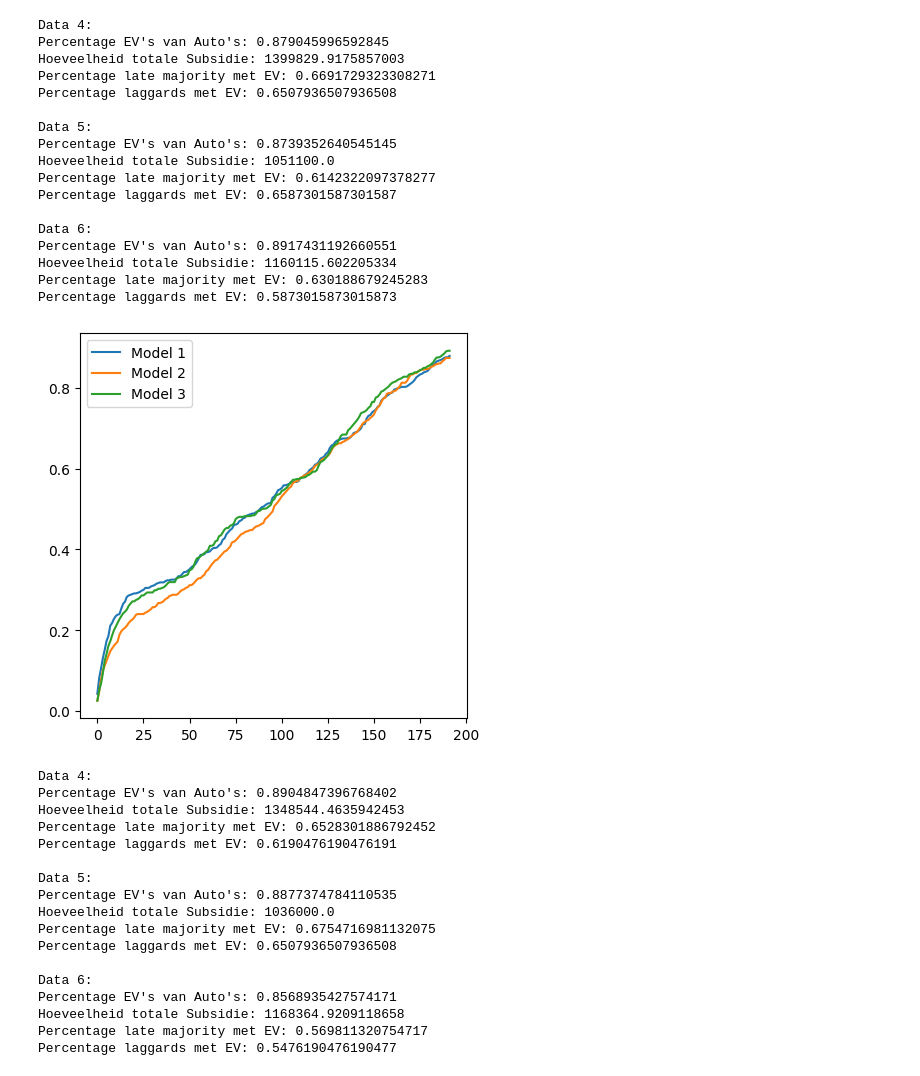
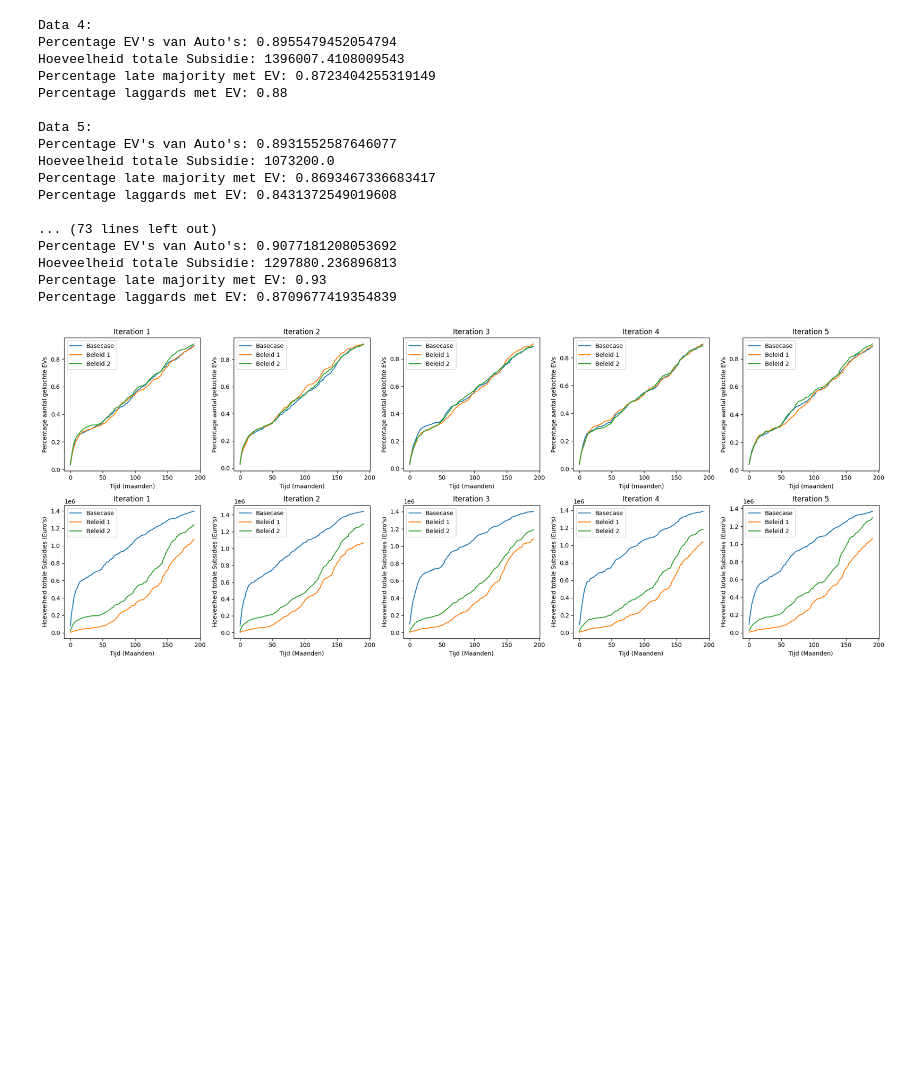
Before and after one commit to Rutgerkant/abm, a Jupyter notebook: Scenario.ipynb, the cells around one changed output. Cells and saved outputs as stored; diff of their text form; code cells hidden in the pictures; blank space fills up the shorter version.

```diff
--- a/Scenario.ipynb
+++ b/Scenario.ipynb
@@ -75,6 +109,9 @@ from SubsidieModel3 import SubsidieModel3
 import random
 import numpy as np
 import matplotlib.pyplot as plt
+
+fig, axs = plt.subplots(2, 5, figsize=(20, 8))  # 1 rij, 5 kolommen
+
 
 avg_percentage_ev2 = np.zeros((aantal_iteraties))
 
@@ -94,69 +131,64 @@ for iteratie in range(aantal_iteraties):
     data4 = model4.datacollector.get_model_vars_dataframe()
     data5 = model5.datacollector.get_model_vars_dataframe()
     data6 = model6.datacollector.get_model_vars_dataframe()
 
+    x = range(len(data4))
+
     datasets = [data4, data5, data6]
 
     labels = ['Data 4', 'Data 5', 'Data 6']
 
     for label, dataset in zip(labels, datasets):
         last_row = dataset.iloc[-1]
         percentage_ev = last_row["Percerntage EV's van Auto's"]
         hoeveelheid_sub = last_row["Hoeveelheid totale Subsidie"]
         percentage_late_majority_ev = last_row["Percentage late majority met EV"]
         percentage_laggards_ev = last_row["Percentage laggards met EV"]
 
         print(label + ':')
         print(f"Percentage EV's van Auto's: {percentage_ev}")
         print(f"Hoeveelheid totale Subsidie: {hoeveelheid_sub}")
         print(f"Percentage late majority met EV: {percentage_late_majority_ev}")
         print(f"Percentage laggards met EV: {percentage_laggards_ev}")
         print()
 
 
-    # Lijnen tekenen voor elk model
-    plt.figure(figsize=(5, 5))
+    axs[0, iteratie].plot(x, data4["Percerntage EV's van Auto's"], label='Basecase')
+    axs[0, iteratie].plot(x, data5["Percerntage EV's van Auto's"], label='Beleid 1')
+    axs[0, iteratie].plot(x, data6["Percerntage EV's van Auto's"], label='Beleid 2')
 
-    # Lijnen tekenen voor elk model
-    plt.plot(data4["Percerntage EV's van Auto's"], label='Model 1')
-    plt.plot(data5["Percerntage EV's van Auto's"], label='Model 2')
-    plt.plot(data6["Percerntage EV's van Auto's"], label='Model 3')
+    axs[0, iteratie].set_title(f'Iteration {iteratie+1}')
+    axs[0, iteratie].set_xlabel('Tijd (maanden)')
+    axs[0, iteratie].set_ylabel('Percentage aantal gekochte EVs')
+    axs[0, iteratie].legend()
 
-    plt.legend()  # Voegt de legenda toe
-    plt.show()
+    axs[1, iteratie].plot(x, data4["Hoeveelheid totale Subsidie"], label='Basecase')
+    axs[1, iteratie].plot(x, data5["Hoeveelheid totale Subsidie"], label='Beleid 1')
+    axs[1, iteratie].plot(x, data6["Hoeveelheid totale Subsidie"], label='Beleid 2')
+
+    axs[1, iteratie].set_title(f'Iteration {iteratie+1}')
+    axs[1, iteratie].set_xlabel('Tijd (Maanden)')
+    axs[1, iteratie].set_ylabel('Hoeveelheid totale Subsidies (Euro\'s)')
+    axs[1, iteratie].legend()
+
+plt.tight_layout()
+plt.show()
 # %% [output]
 Data 4:
-Percentage EV's van Auto's: 0.879045996592845
-Hoeveelheid totale Subsidie: 1399829.9175857003
-Percentage late majority met EV: 0.6691729323308271
-Percentage laggards met EV: 0.6507936507936508
+Percentage EV's van Auto's: 0.8955479452054794
+Hoeveelheid totale Subsidie: 1396007.4108009543
+Percentage late majority met EV: 0.8723404255319149
+Percentage laggards met EV: 0.88
 
 Data 5:
-Percentage EV's van Auto's: 0.8739352640545145
-Hoeveelheid totale Subsidie: 1051100.0
-Percentage late majority met EV: 0.6142322097378277
-Percentage laggards met EV: 0.6587301587301587
+Percentage EV's van Auto's: 0.8931552587646077
+Hoeveelheid totale Subsidie: 1073200.0
+Percentage late majority met EV: 0.8693467336683417
+Percentage laggards met EV: 0.8431372549019608
 
-Data 6:
-Percentage EV's van Auto's: 0.8917431192660551
-Hoeveelheid totale Subsidie: 1160115.602205334
-Percentage late majority met EV: 0.630188679245283
-Percentage laggards met EV: 0.5873015873015873
+... (73 lines left out)
+Percentage EV's van Auto's: 0.9077181208053692
+Hoeveelheid totale Subsidie: 1297880.236896813
+Percentage late majority met EV: 0.93
+Percentage laggards met EV: 0.8709677419354839
-[figure, old version]
+[figure, new version]
-Data 4:
-Percentage EV's van Auto's: 0.8904847396768402
-Hoeveelheid totale Subsidie: 1348544.4635942453
-Percentage late majority met EV: 0.6528301886792452
-Percentage laggards met EV: 0.6190476190476191
-
-Data 5:
-Percentage EV's van Auto's: 0.8877374784110535
-Hoeveelheid totale Subsidie: 1036000.0
-Percentage late majority met EV: 0.6754716981132075
-Percentage laggards met EV: 0.6507936507936508
-
-Data 6:
-Percentage EV's van Auto's: 0.8568935427574171
-Hoeveelheid totale Subsidie: 1168364.9209118658
-Percentage late majority met EV: 0.569811320754717
-Percentage laggards met EV: 0.5476190476190477
```
Also changed, not shown: parts of 3 cells of this notebook, 2 other files.
